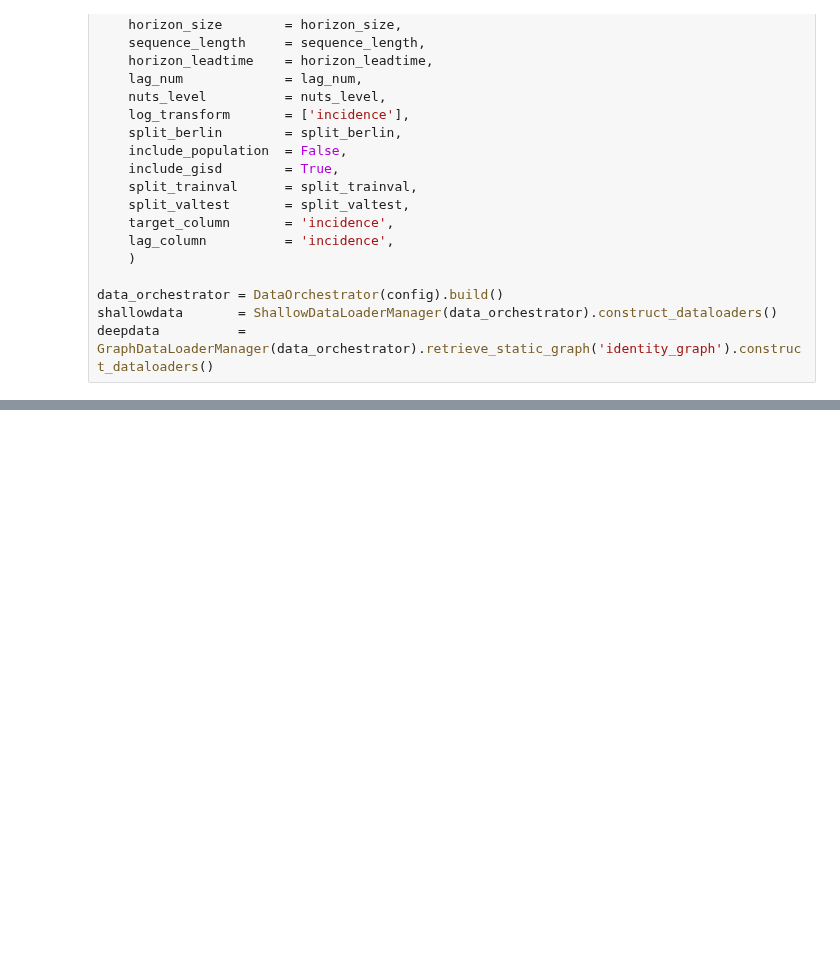
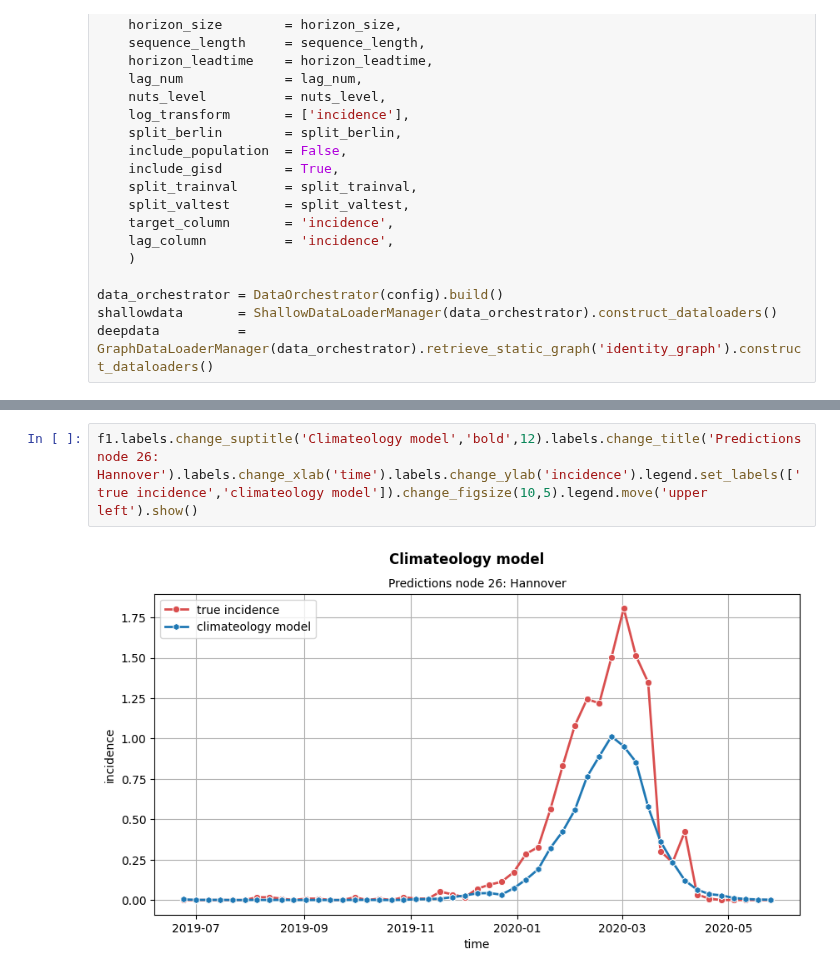
Before and after one commit to stends2001/infectious_disease_gnn, a Jupyter notebook: src/notebooks/2. Baseline.ipynb, the cells around one changed output, grey strips where cells are left out. Drawn from its saved outputs; the diff is of its cells as text; blank space fills up the shorter version.

```diff
--- a/src/notebooks/2. Baseline.ipynb
+++ b/src/notebooks/2. Baseline.ipynb
@@ -109,0 +95,4 @@ evaluation.plotter.plot_metric('ccc', horizon='horizon_0')
+# %%
+f1.labels.change_suptitle('Climateology model','bold',12).labels.change_title('Predictions node 26: Hannover').labels.change_xlab('time').labels.change_ylab('incidence').legend.set_labels(['true incidence','climateology model']).change_figsize(10,5).legend.move('upper left').show()
+# %% [output]
+[figure, added]
```
Also changed, not shown: parts of 6 cells of this notebook, 14 other files.
